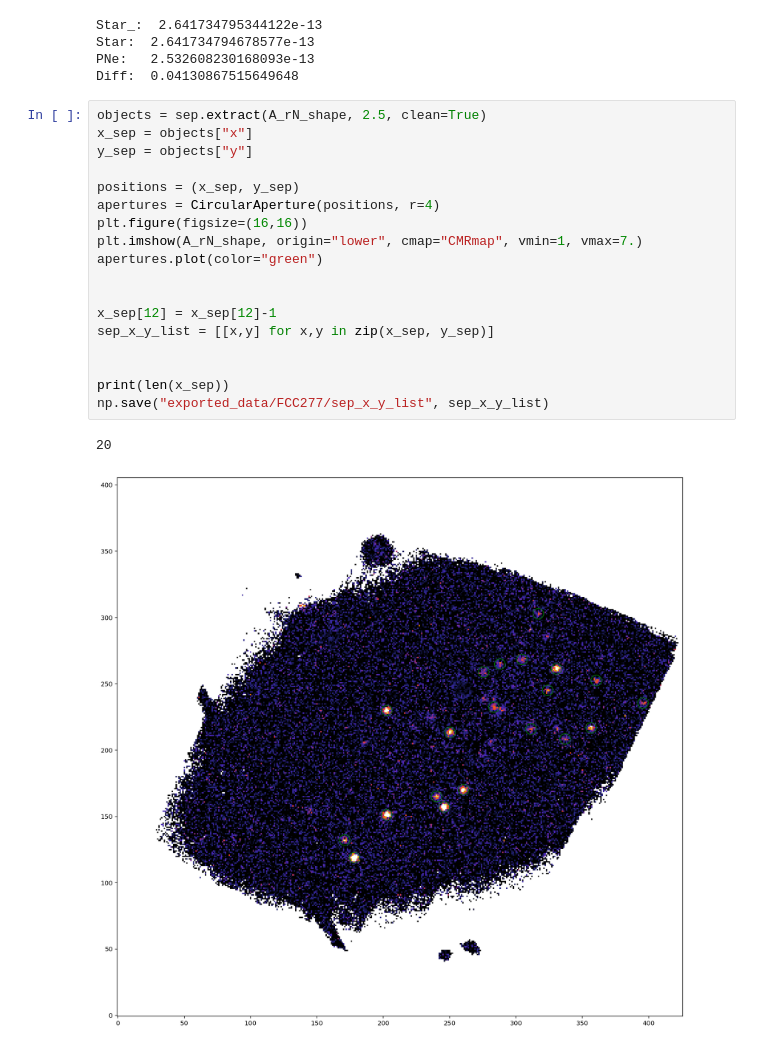
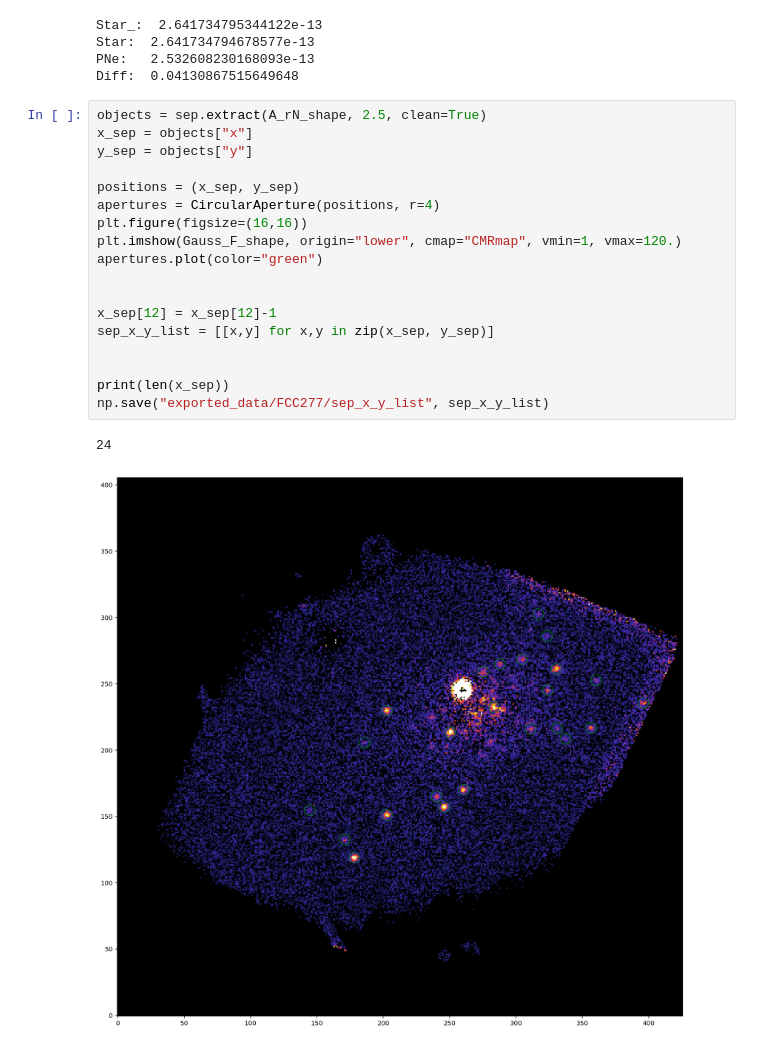
Before and after one commit to tspriggs/MUSE_PNe_fitting, a Jupyter notebook: 1D FCC277.ipynb, the cells around one changed output. Drawn from its saved outputs; the diff is of its cells as text.

```diff
--- a/1D FCC277.ipynb
+++ b/1D FCC277.ipynb
@@ -297,21 +297,21 @@ Diff:  0.04130867515649648
 # %%
 objects = sep.extract(A_rN_shape, 2.5, clean=True)
 x_sep = objects["x"]
 y_sep = objects["y"]
 
 positions = (x_sep, y_sep)
 apertures = CircularAperture(positions, r=4)
 plt.figure(figsize=(16,16))
-plt.imshow(A_rN_shape, origin="lower", cmap="CMRmap", vmin=1, vmax=7.)
+plt.imshow(Gauss_F_shape, origin="lower", cmap="CMRmap", vmin=1, vmax=120.)
 apertures.plot(color="green")
 
 
 x_sep[12] = x_sep[12]-1
 sep_x_y_list = [[x,y] for x,y in zip(x_sep, y_sep)]
 
 
 print(len(x_sep))
 np.save("exported_data/FCC277/sep_x_y_list", sep_x_y_list)
 # %% [output]
-20
+24
-[figure, old version]
+[figure, new version]
```
Also changed, not shown: parts of 1 cell of this notebook, 2 other files.
